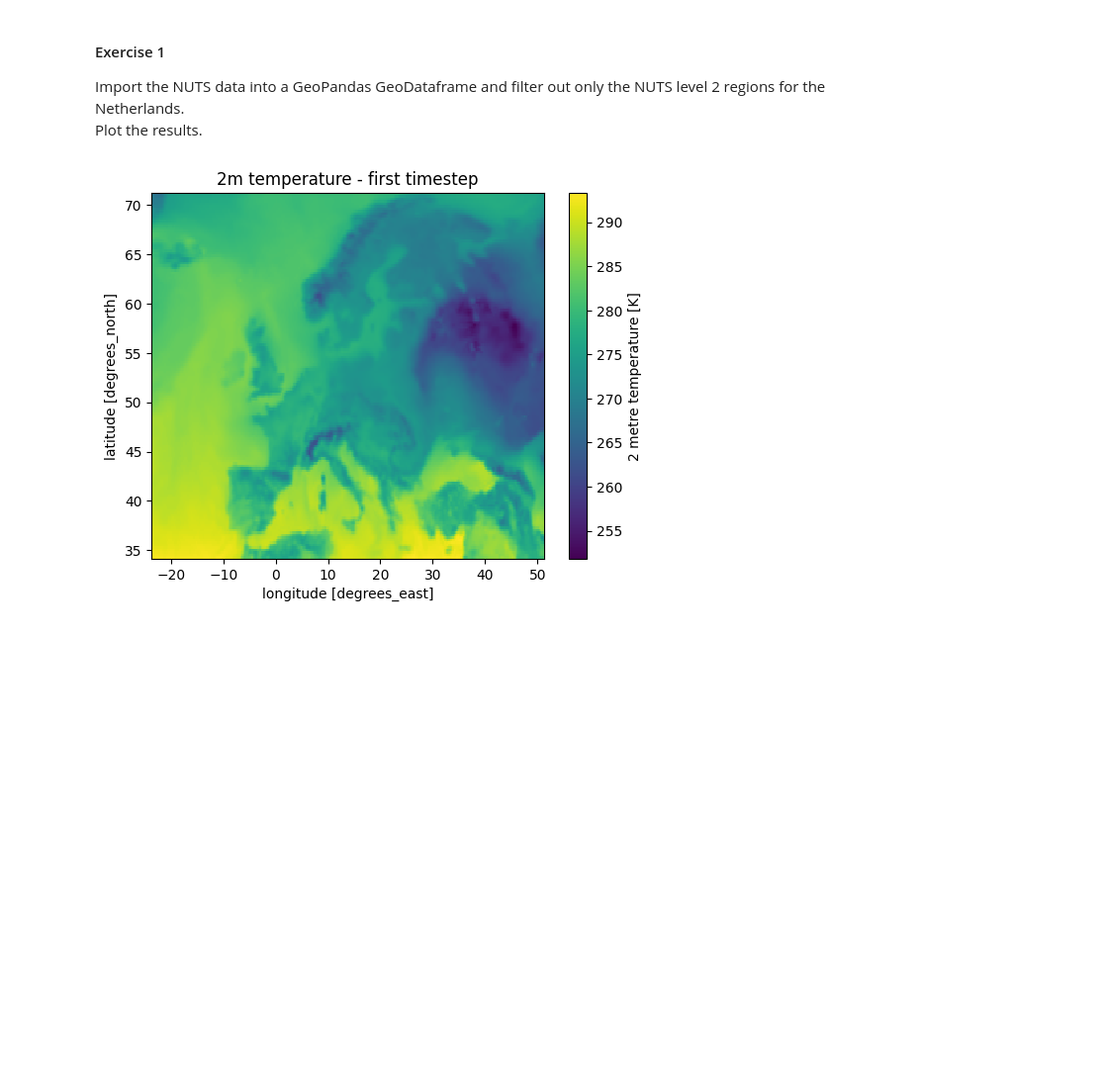
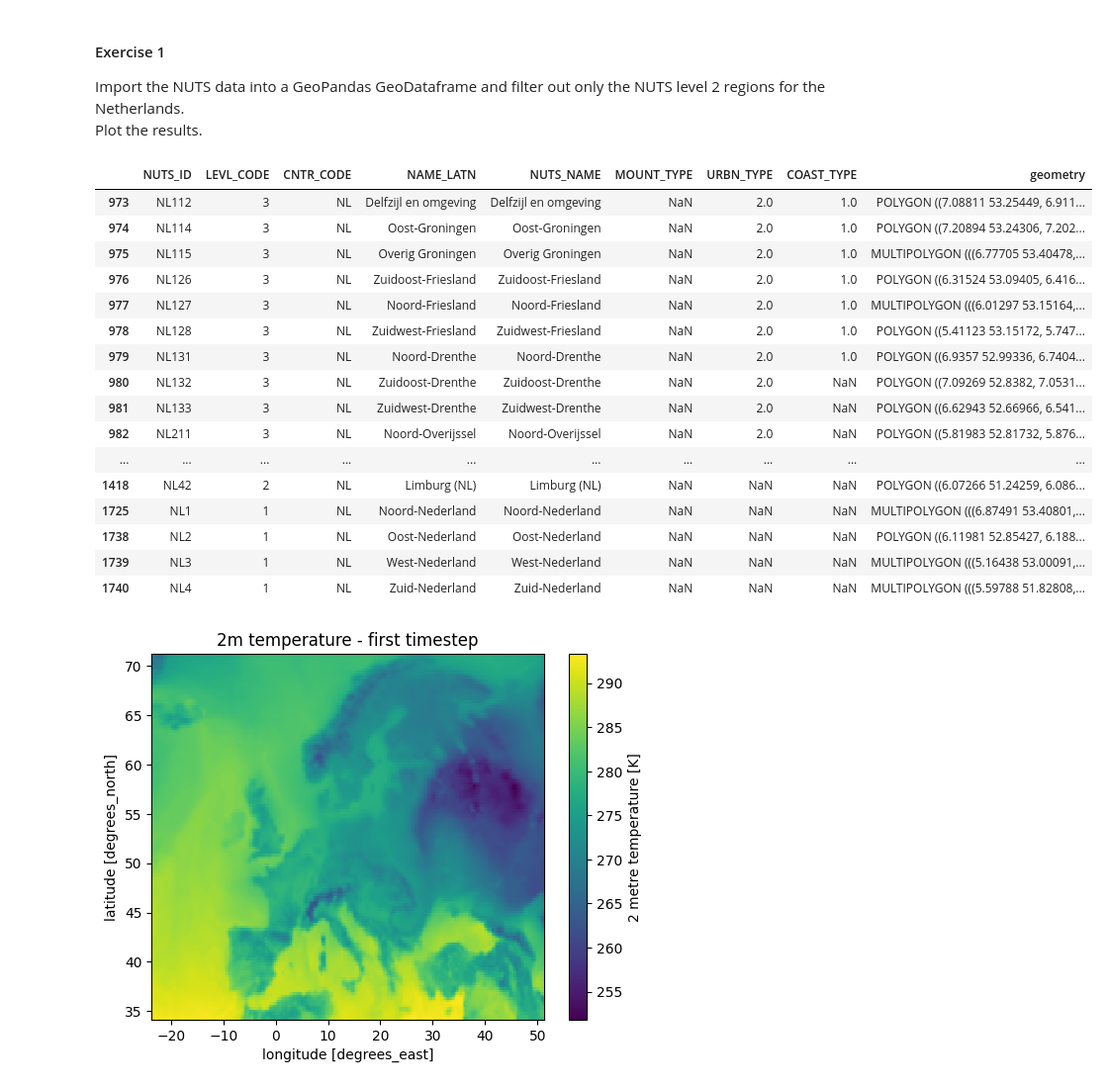
Before and after one commit to victorelgersma/dafs, a Jupyter notebook: week6/Lesson 3 - Calculating weather indicators - v4 - without Solutions(1).ipynb, the cells around one changed output. Shown at 99% size. Saved outputs shown, nothing was run; the diff lists cells and outputs as text; code cells hidden in the pictures; blank space fills up the shorter version.

```diff
--- a/week6/Lesson 3 - Calculating weather indicators - v4 - without Solutions(1).ipynb
+++ b/week6/Lesson 3 - Calculating weather indicators - v4 - without Solutions(1).ipynb
@@ -10,12 +10,33 @@ Plot the results.
 # %%
 # Insert code for exercise 1 here
 import xarray as xr
 import geopandas as gpd
 
 ds = xr.open_dataset('../week4/b5c10f86b559a6be87c5982677502579.nc', engine='netcdf4')
 
 
 gdf = gpd.read_file('../week5/data/NUTS_RG_10M_2024_4326.geojson')
+
+
+gdf[(gdf["LEVL_CODE"] == 2) & (gdf["CNTR_CODE"] == "NL")]
+# %% [output]
+|  | NUTS_ID | LEVL_CODE | CNTR_CODE | NAME_LATN | NUTS_NAME | MOUNT_TYPE | URBN_TYPE | COAST_TYPE | geometry |
+| 973 | NL112 | 3 | NL | Delfzijl en omgeving | Delfzijl en omgeving | NaN | 2.0 | 1.0 | POLYGON ((7.08811 53.25449, 6.911... |
+| 974 | NL114 | 3 | NL | Oost-Groningen | Oost-Groningen | NaN | 2.0 | 1.0 | POLYGON ((7.20894 53.24306, 7.202... |
+| 975 | NL115 | 3 | NL | Overig Groningen | Overig Groningen | NaN | 2.0 | 1.0 | MULTIPOLYGON (((6.77705 53.40478,... |
+| 976 | NL126 | 3 | NL | Zuidoost-Friesland | Zuidoost-Friesland | NaN | 2.0 | 1.0 | POLYGON ((6.31524 53.09405, 6.416... |
+| 977 | NL127 | 3 | NL | Noord-Friesland | Noord-Friesland | NaN | 2.0 | 1.0 | MULTIPOLYGON (((6.01297 53.15164,... |
+| 978 | NL128 | 3 | NL | Zuidwest-Friesland | Zuidwest-Friesland | NaN | 2.0 | 1.0 | POLYGON ((5.41123 53.15172, 5.747... |
+| 979 | NL131 | 3 | NL | Noord-Drenthe | Noord-Drenthe | NaN | 2.0 | 1.0 | POLYGON ((6.9357 52.99336, 6.7404... |
+| 980 | NL132 | 3 | NL | Zuidoost-Drenthe | Zuidoost-Drenthe | NaN | 2.0 | NaN | POLYGON ((7.09269 52.8382, 7.0531... |
+| 981 | NL133 | 3 | NL | Zuidwest-Drenthe | Zuidwest-Drenthe | NaN | 2.0 | NaN | POLYGON ((6.62943 52.66966, 6.541... |
+| 982 | NL211 | 3 | NL | Noord-Overijssel | Noord-Overijssel | NaN | 2.0 | NaN | POLYGON ((5.81983 52.81732, 5.876... |
+| ... | ... | ... | ... | ... | ... | ... | ... | ... | ... |
+| 1418 | NL42 | 2 | NL | Limburg (NL) | Limburg (NL) | NaN | NaN | NaN | POLYGON ((6.07266 51.24259, 6.086... |
+| 1725 | NL1 | 1 | NL | Noord-Nederland | Noord-Nederland | NaN | NaN | NaN | MULTIPOLYGON (((6.87491 53.40801,... |
+| 1738 | NL2 | 1 | NL | Oost-Nederland | Oost-Nederland | NaN | NaN | NaN | POLYGON ((6.11981 52.85427, 6.188... |
+| 1739 | NL3 | 1 | NL | West-Nederland | West-Nederland | NaN | NaN | NaN | MULTIPOLYGON (((5.16438 53.00091,... |
+| 1740 | NL4 | 1 | NL | Zuid-Nederland | Zuid-Nederland | NaN | NaN | NaN | MULTIPOLYGON (((5.59788 51.82808,... |
 # %%
 import matplotlib.pyplot as plt
 
```
Also changed, not shown: parts of 1 cell of this notebook, 6 other files.
